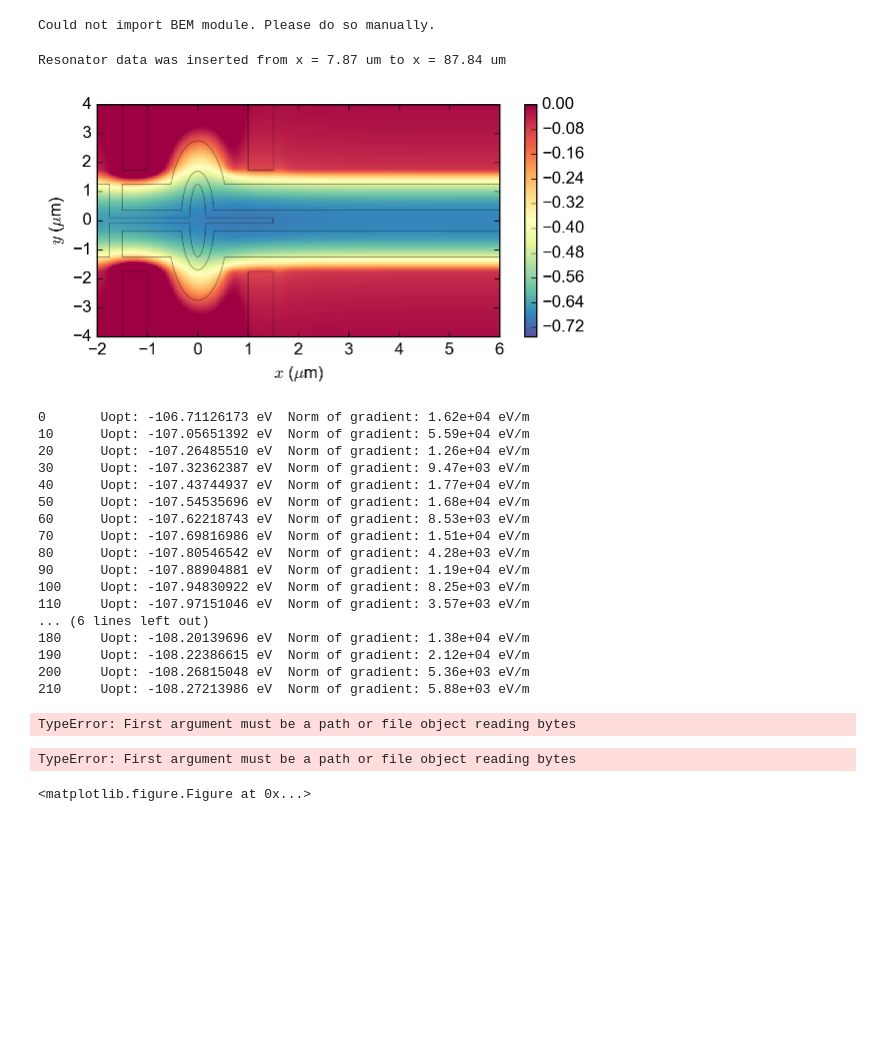
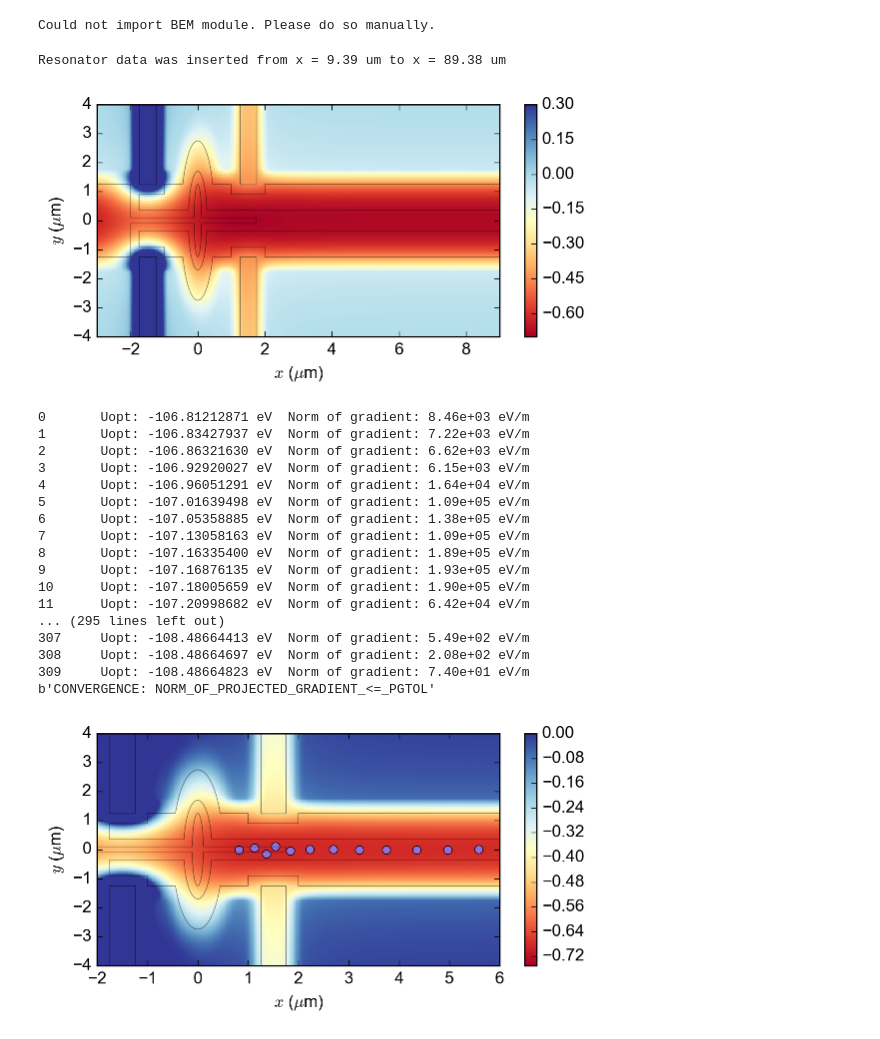
Before and after one commit to gkoolstra/ipython-notebooks, a Jupyter notebook: 20170304 - March meeting plot.ipynb, the cells around one changed output. Saved outputs shown, nothing was run; the diff lists cells and outputs as text; code cells hidden in the pictures; blank space fills up the shorter version.

Commit message:
Update that fixes electrons jumping out of the trap

```diff
--- a/20170304 - March meeting plot.ipynb
+++ b/20170304 - March meeting plot.ipynb
@@ -28,50 +28,50 @@ Could not import BEM module. Please do so manually.
 box_length=20E-6
 inserted_res_length = 80
 
-xeval = np.linspace(-4.0, box_length*1E6, 751)
-yeval = anneal.construct_symmetric_y(-4.0, 151)
+xeval = np.linspace(-4.0, box_length*1E6, 1001)
+yeval = anneal.construct_symmetric_y(-4.0, 201)
 
 dx = np.diff(xeval)[0]*1E-6
 dy = np.diff(yeval)[0]*1E-6
 
-master_path = r"/Users/gkoolstra/Desktop/Single electron loading/M018V4"
+master_path = r"/Users/gkoolstra/Desktop/Single electron loading/Potentials/M018V6/V6.2"
 #r"/Volumes/slab/Gerwin/Electron on helium/Maxwell/M018 Yggdrasil/M018V4"
 
 x_eval, y_eval, output = anneal.load_data(master_path, xeval=xeval, yeval=yeval, mirror_y=True,
                                           extend_resonator=False, insert_resonator=True, do_plot=False,
                                           inserted_res_length=inserted_res_length, smoothen_xy=(0.25E-6, dy))
 # %% [output]
-Resonator data was inserted from x = 7.87 um to x = 87.84 um
+Resonator data was inserted from x = 9.39 um to x = 89.38 um
 # %%
-coefficients = [1.00, 0.95, 0, -1.00]
+coefficients = [1.00, 0.98, 0.40, -1.50]
 
 for i, c in enumerate(coefficients):
     if i == 0:
         potential_data = output[i]['V'] * c
     else:
         potential_data += output[i]['V'] * c
 
 PP = anneal.PostProcess(save_path=None)
 
 # Plot the resonator and trap electron configuration
 fig2 = plt.figure(figsize=(6.5, 3))
 common.configure_axes(12)
-plt.pcolormesh(x_eval[0,:] * 1E6, y_eval[:,0] * 1E6, -potential_data.T, cmap=plt.cm.Spectral_r, vmax=0.0, vmin=-0.75)
+plt.pcolormesh(x_eval[0,:] * 1E6, y_eval[:,0] * 1E6, -potential_data.T, cmap=plt.cm.RdYlBu, vmax=+0.30, vmin=-0.70)
 plt.xlabel("$x$ ($\mu$m)")
 plt.ylabel("$y$ ($\mu$m)")
 #plt.xlim(np.min(x_eval)*1E6, 10)
 #plt.ylim(np.min(y_eval)*1E6, np.max(y_eval)*1E6)
-PP.draw_from_dxf(r"/Users/gkoolstra/Desktop/Single electron loading/M018V4/all_electrodes.dxf",
+PP.draw_from_dxf(r"/Users/gkoolstra/Desktop/Single electron loading/Potentials/M018V6/V6.2/all_electrodes.dxf",
                  color='black', alpha=0.5, lw=0.5)
 
-plt.xlim(-2,6)
+plt.xlim(-3,9)
 plt.ylim(-4,4)
 
 plt.colorbar()
 plt.show()
 
 #common.save_figure(fig2, save_path=r"/Users/gkoolstra/Google Drive/grad school/schuster lab/Presentations/March Meeting 2017")
 # %% [output]
-[figure, old version]
+[figure, new version]
 # %%
 CMS = anneal.TrapAreaSolver(x_eval[0,:], y_eval[:,0], -potential_data,
@@ -81,13 +81,13 @@ CMS = anneal.TrapAreaSolver(x_eval[0,:], y_eval[:,0], -potential_data,
 X_eval, Y_eval = np.meshgrid(x_eval[0,:], y_eval[:,0])
 # %%
 # Solve for the electron positions in the trap area!
-ConvMon = anneal.ConvergenceMonitor(Uopt=CMS.Vtotal, grad_Uopt=CMS.grad_total, N=10,
+ConvMon = anneal.ConvergenceMonitor(Uopt=CMS.Vtotal, grad_Uopt=CMS.grad_total, N=1,
                                     Uext=CMS.V, xext=np.arange(-2E-6, 6E-6, dx), yext=y_eval[:,0], verbose=True, eps=1E-10,
-                                    figsize=(6.5, 3.0), clim=(-0.75, 0),
+                                    figsize=(6.5, 3.0), clim=(-0.75, 0.30),
                                     save_path=r"/Users/gkoolstra/Desktop/Single electron loading/Anneal example")
 
 ConvMon.figsize = (6.5, 3.0)
-ConvMon.electrode_outline_filename = r"/Users/gkoolstra/Desktop/Single electron loading/M018V4/all_electrodes.dxf"
+ConvMon.electrode_outline_filename = r"/Users/gkoolstra/Desktop/Single electron loading/Potentials/M018V6/V6.2/all_electrodes.dxf"
 
 N_electrons = 160
 N_rows = N_electrons
@@ -101,33 +101,29 @@ electron_initial_positions = anneal.get_rectangular_initial_condition(N_electron
 
 trap_minimizer_options = {'jac': CMS.grad_total,
                           'options': {'disp': False, 'gtol': 1E2, 'eps': 1E-10},
-                          'callback': ConvMon.save_pictures}
+                          'callback': ConvMon.monitor_convergence}
 
-res = minimize(CMS.Vtotal, electron_initial_positions, method='CG', **trap_minimizer_options)
+res = minimize(CMS.Vtotal, electron_initial_positions, method='L-BFGS-B', **trap_minimizer_options)
 
-print(ConvMon.figsize)
 print(res['message'])
 # %% [output]
-0       Uopt: -106.71126173 eV  Norm of gradient: 1.62e+04 eV/m
-10      Uopt: -107.05651392 eV  Norm of gradient: 5.59e+04 eV/m
-20      Uopt: -107.26485510 eV  Norm of gradient: 1.26e+04 eV/m
-30      Uopt: -107.32362387 eV  Norm of gradient: 9.47e+03 eV/m
-40      Uopt: -107.43744937 eV  Norm of gradient: 1.77e+04 eV/m
-50      Uopt: -107.54535696 eV  Norm of gradient: 1.68e+04 eV/m
-60      Uopt: -107.62218743 eV  Norm of gradient: 8.53e+03 eV/m
-70      Uopt: -107.69816986 eV  Norm of gradient: 1.51e+04 eV/m
-80      Uopt: -107.80546542 eV  Norm of gradient: 4.28e+03 eV/m
-90      Uopt: -107.88904881 eV  Norm of gradient: 1.19e+04 eV/m
-100     Uopt: -107.94830922 eV  Norm of gradient: 8.25e+03 eV/m
-110     Uopt: -107.97151046 eV  Norm of gradient: 3.57e+03 eV/m
-... (6 lines left out)
-180     Uopt: -108.20139696 eV  Norm of gradient: 1.38e+04 eV/m
-190     Uopt: -108.22386615 eV  Norm of gradient: 2.12e+04 eV/m
-200     Uopt: -108.26815048 eV  Norm of gradient: 5.36e+03 eV/m
-210     Uopt: -108.27213986 eV  Norm of gradient: 5.88e+03 eV/m
+0       Uopt: -106.81212871 eV  Norm of gradient: 8.46e+03 eV/m
+1       Uopt: -106.83427937 eV  Norm of gradient: 7.22e+03 eV/m
+2       Uopt: -106.86321630 eV  Norm of gradient: 6.62e+03 eV/m
+3       Uopt: -106.92920027 eV  Norm of gradient: 6.15e+03 eV/m
+4       Uopt: -106.96051291 eV  Norm of gradient: 1.64e+04 eV/m
+5       Uopt: -107.01639498 eV  Norm of gradient: 1.09e+05 eV/m
+6       Uopt: -107.05358885 eV  Norm of gradient: 1.38e+05 eV/m
+7       Uopt: -107.13058163 eV  Norm of gradient: 1.09e+05 eV/m
+8       Uopt: -107.16335400 eV  Norm of gradient: 1.89e+05 eV/m
+9       Uopt: -107.16876135 eV  Norm of gradient: 1.93e+05 eV/m
+10      Uopt: -107.18005659 eV  Norm of gradient: 1.90e+05 eV/m
+11      Uopt: -107.20998682 eV  Norm of gradient: 6.42e+04 eV/m
+... (295 lines left out)
+307     Uopt: -108.48664413 eV  Norm of gradient: 5.49e+02 eV/m
+308     Uopt: -108.48664697 eV  Norm of gradient: 2.08e+02 eV/m
+309     Uopt: -108.48664823 eV  Norm of gradient: 7.40e+01 eV/m
+b'CONVERGENCE: NORM_OF_PROJECTED_GRADIENT_<=_PGTOL'
-TypeError: First argument must be a path or file object reading bytes
-TypeError: First argument must be a path or file object reading bytes
-<matplotlib.figure.Figure at 0x...>
 # %%
 PP = anneal.PostProcess(save_path=None)
 
@@ -140,7 +136,7 @@ plt.ylabel("$y$ ($\mu$m)")
 plt.plot(res['x'][::2] * 1E6, res['x'][1::2] * 1E6 , 'o', color="mediumpurple")
 #plt.xlim(np.min(x_eval)*1E6, 10)
 #plt.ylim(np.min(y_eval)*1E6, np.max(y_eval)*1E6)
-PP.draw_from_dxf(r"/Users/gkoolstra/Desktop/Single electron loading/M018V4/all_electrodes.dxf",
+PP.draw_from_dxf(r"/Users/gkoolstra/Desktop/Single electron loading/Potentials/M018V6/V6.2/all_electrodes.dxf",
                  color='black', alpha=0.5, lw=0.5)
 
 plt.xlim(-2,6)
@@ -150,3 +146,5 @@ plt.colorbar()
 plt.show()
 
 #common.save_figure(fig2, save_path=r"/Users/gkoolstra/Google Drive/grad school/schuster lab/Presentations/March Meeting 2017")
+# %% [output]
+[figure, added]
```
Also changed, not shown: parts of 3 cells of this notebook, 3 other files.
